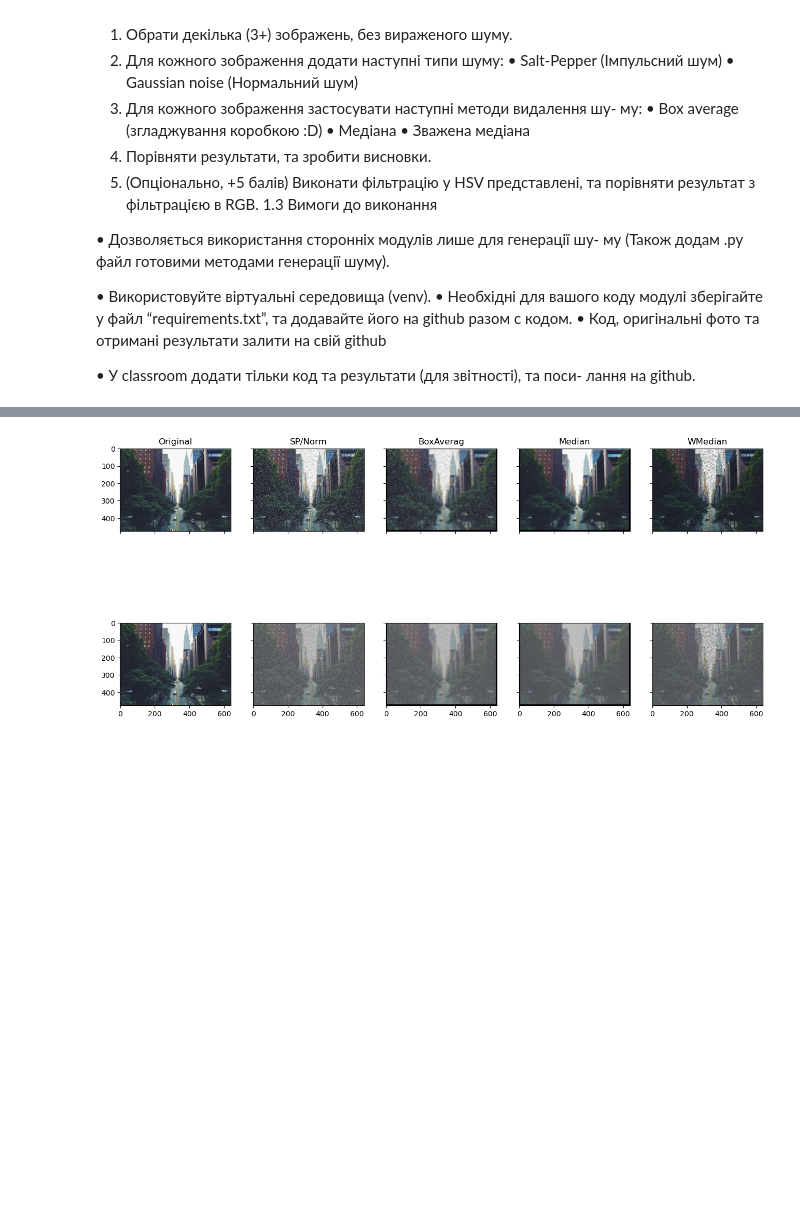
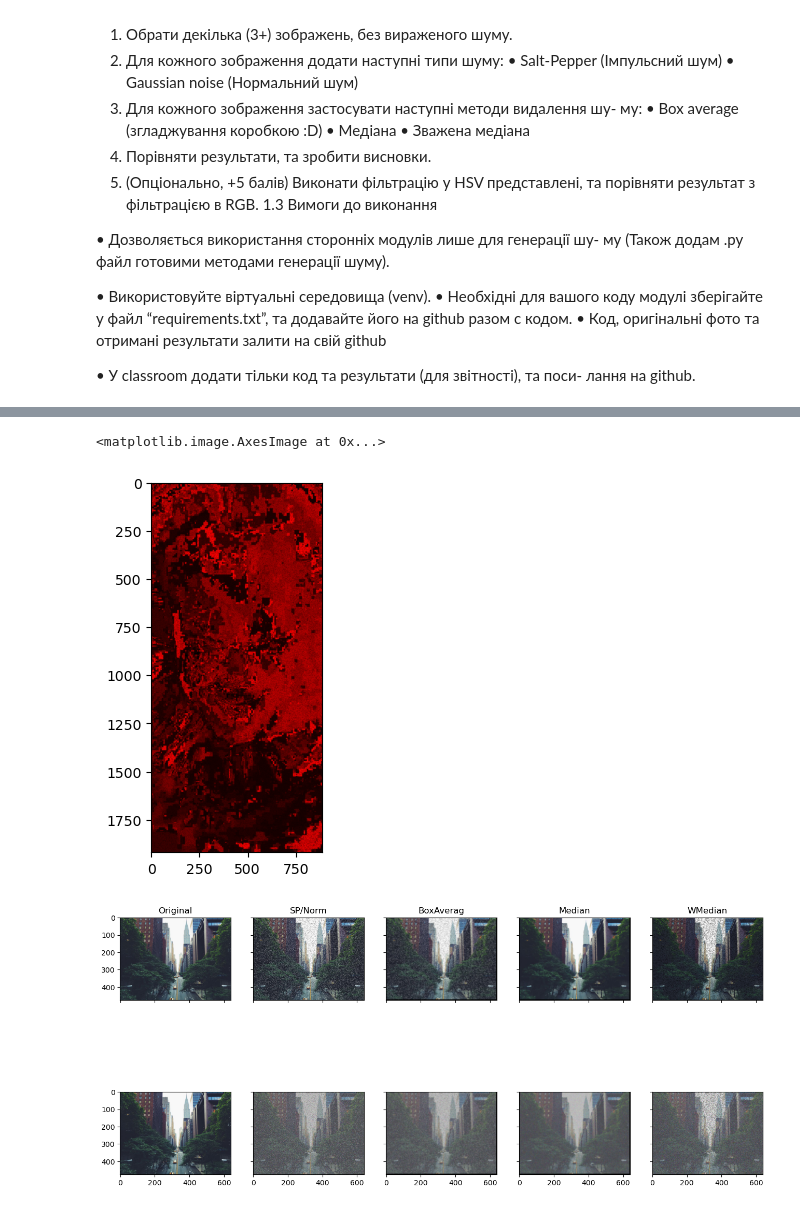
Before and after one commit to KlymentievMaksym/KZ-Labs, a Jupyter notebook: Lab4/lab4.ipynb, the cells around one changed output, grey strips where cells are left out. Drawn from its saved outputs; the diff is of its cells as text; code cells hidden in the pictures; blank space fills up the shorter version.

```diff
--- a/Lab4/lab4.ipynb
+++ b/Lab4/lab4.ipynb
@@ -293,0 +461,43 @@ def weight_median_gray(image):
+# %%
+@njit(nogil=True)
+def rgb2hsv(image_rgb):
+    '''
+    converts rgb to hsv
+
+    image_rgb: Numpy 2D array
+    returns: Numpy 2D array
+    '''
+    image_hsv = np.zeros_like(image_rgb)
+
+    height, width, channels = image_rgb.shape
+
+    # for channel in range(channels):
+    for row in range(height):
+        for col in range(width):
+            r, g, b = image_rgb[row,col,0], image_rgb[row,col,1], image_rgb[row,col,2]
+            _r, _g, _b = r/255, g/255, b/255
+            c_max = max(_r, _g, _b)
+            c_min = min(_r, _g, _b)
+            delta = c_max - c_min
+
+            # hue
+            if delta == 0:
+                h = np.degrees(0)
+            elif c_max == _r:
+                h = np.degrees(60) * (((_g - _b)/delta)%6)
+            elif c_max == _g:
+                h = np.degrees(60) * (((_b - _r)+2))
+            elif c_max == _b:
+                h = np.degrees(60) * (((_r - _g)+4))
+
+                # saturation
+            if c_max == 0:
+                s = 0
+            elif c_max != 0:
+                s = delta/c_max
+
+            # value
+            v = c_max
+
+            image_hsv[row,col,0], image_hsv[row,col,1], image_hsv[row,col,2] = h, s, v
+    return image_hsv
@@ -294,3 +512,8 @@ def weight_median_gray(image):
+# %%
+plt.imshow(rgb2hsv(sp_noise_img)
+# %% [output]
+<matplotlib.image.AxesImage at 0x...>
+[figure, added]
 # %%
 try:
     os.listdir('photos\\')
```
Also changed, not shown: parts of 13 cells of this notebook.
